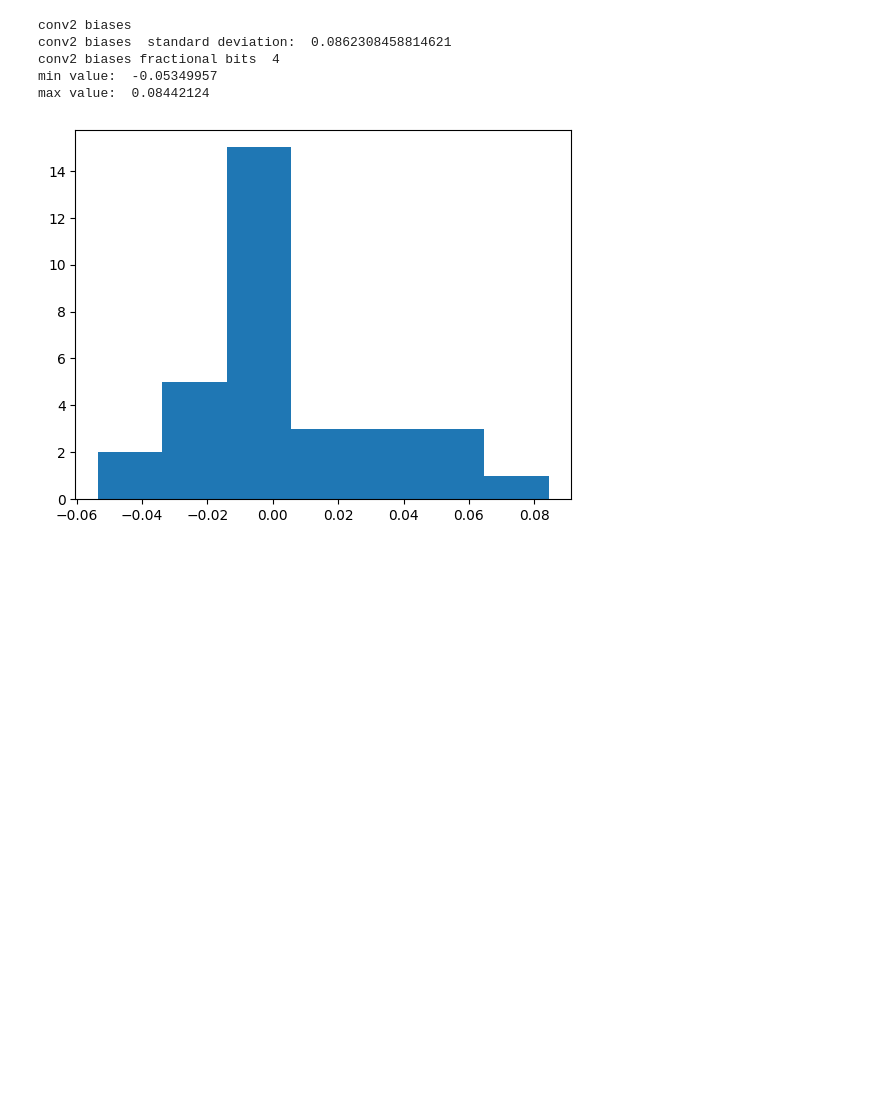
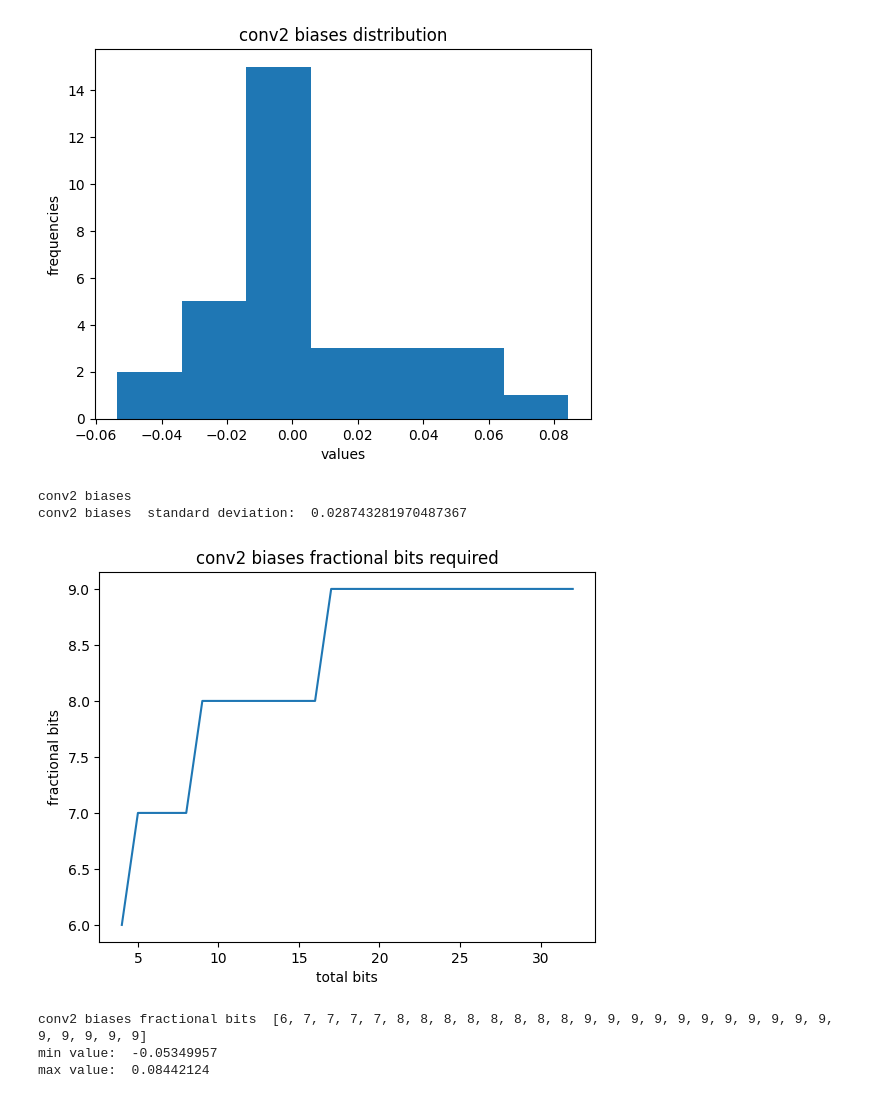
Before and after one commit to Risamp/ELEN90096-Group-2, a Jupyter notebook: quantization_data/quantisation.ipynb, the cells around one changed output. Drawn from its saved outputs; the diff is of its cells as text; code cells hidden in the pictures; blank space fills up the shorter version.

```diff
--- a/quantization_data/quantisation.ipynb
+++ b/quantization_data/quantisation.ipynb
@@ -82,14 +101,15 @@ max value:  0.668786
 # %%
 title = "conv2 biases"
-generate_plot(conv2_b)
+generate_plot(conv2_b, title)
 print(title)
-print_stats(conv2_b, title, "gamma")
+print_stats(conv2_b, title, "gamma", 1)
 # %% [output]
+[figure, new version]
 conv2 biases
-conv2 biases  standard deviation:  0.0862308458814621
-conv2 biases fractional bits  4
-min value:  -0.05349957
-max value:  0.08442124
+conv2 biases  standard deviation:  0.028743281970487367
-[figure, old version]
+[figure, added]
+conv2 biases fractional bits  [6, 7, 7, 7, 7, 8, 8, 8, 8, 8, 8, 8, 8, 9, 9, 9, 9, 9, 9, 9, 9, 9, 9, 9, 9, 9, 9, 9, 9]
+min value:  -0.05349957
+max value:  0.08442124
 # %%
 title = "conv3 weights"
```
Also changed, not shown: parts of 11 cells of this notebook, 38 other files.
